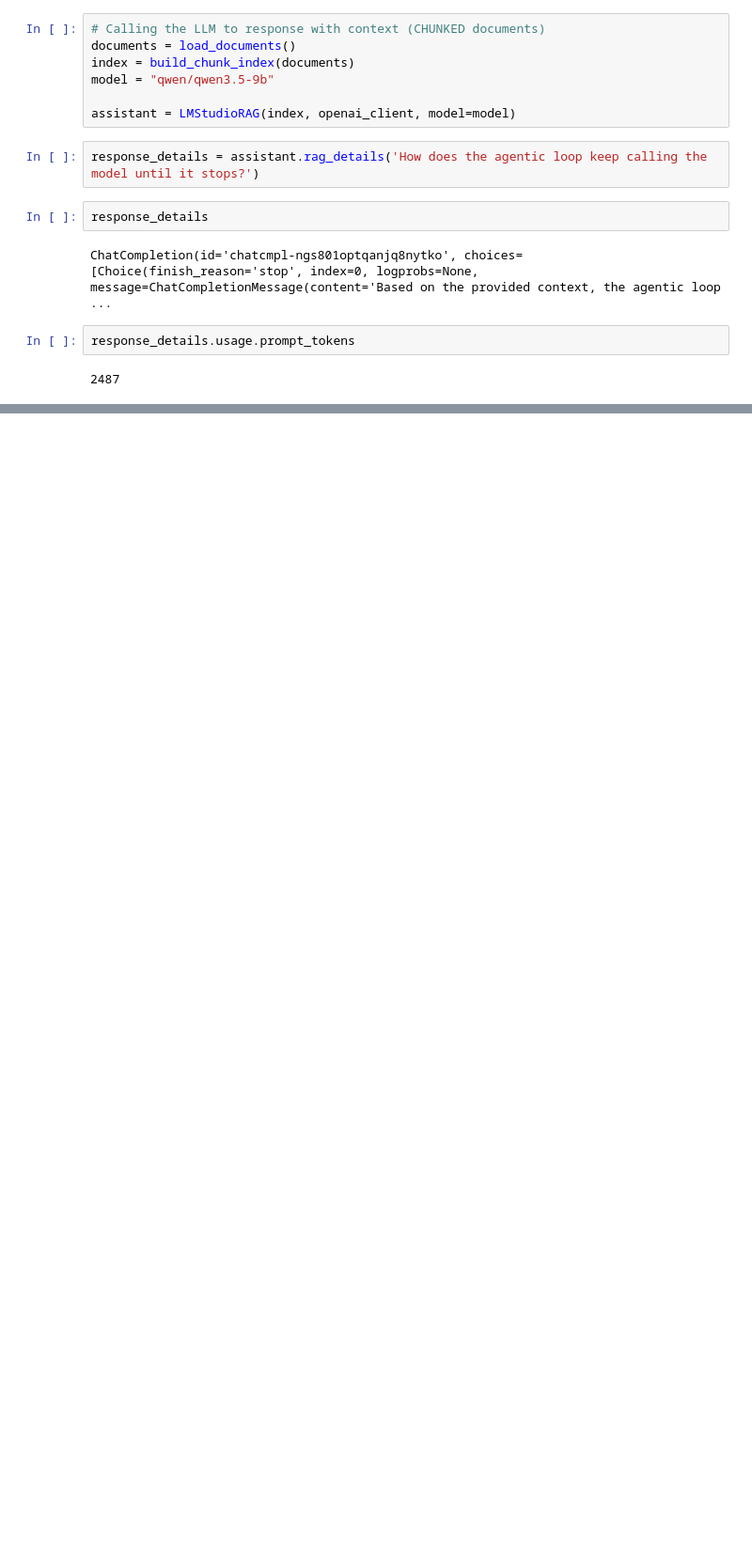
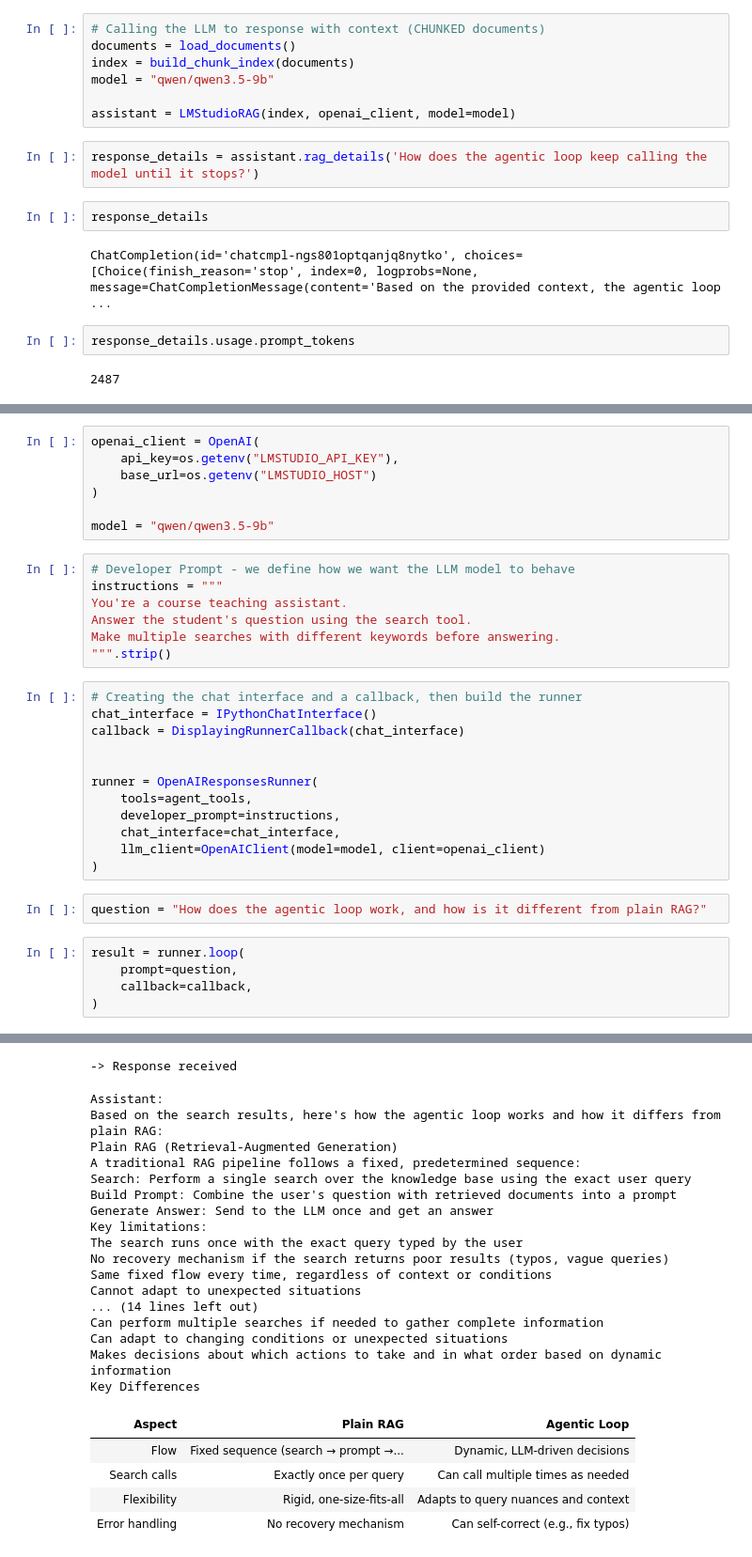
Before and after one commit to ammartin8/llm_zoomcamp_portfolio, a Jupyter notebook: modules/01_module_agentic_rag/project_01/project_01_agentic_rag.ipynb, the cells around one changed output, grey strips where cells are left out. Shown at 94% size. Cells and saved outputs as stored; diff of their text form; blank space fills up the shorter version.

```diff
--- a/modules/01_module_agentic_rag/project_01/project_01_agentic_rag.ipynb
+++ b/modules/01_module_agentic_rag/project_01/project_01_agentic_rag.ipynb
@@ -173,0 +209,34 @@ response_details.usage.prompt_tokens
+# %%
+openai_client = OpenAI(
+    api_key=os.getenv("LMSTUDIO_API_KEY"),
+    base_url=os.getenv("LMSTUDIO_HOST")
+)
+
+model = "qwen/qwen3.5-9b"
+# %%
+# Developer Prompt - we define how we want the LLM model to behave
+instructions = """
+You're a course teaching assistant.
+Answer the student's question using the search tool.
+Make multiple searches with different keywords before answering.
+""".strip()
+# %%
+# Creating the chat interface and a callback, then build the runner
+chat_interface = IPythonChatInterface()
+callback = DisplayingRunnerCallback(chat_interface)
+
+
+runner = OpenAIResponsesRunner(
+    tools=agent_tools,
+    developer_prompt=instructions,
+    chat_interface=chat_interface,
+    llm_client=OpenAIClient(model=model, client=openai_client)
+)
+# %%
+question = "How does the agentic loop work, and how is it different from plain RAG?"
+# %%
+result = runner.loop(
+    prompt=question,
+    callback=callback,
+)
+# %% [output]
@@ -173,0 +261,23 @@ response_details.usage.prompt_tokens
+-> Response received
+Assistant:
+Based on the search results, here's how the agentic loop works and how it differs from plain RAG:
+Plain RAG (Retrieval-Augmented Generation)
+A traditional RAG pipeline follows a fixed, predetermined sequence:
+Search: Perform a single search over the knowledge base using the exact user query
+Build Prompt: Combine the user's question with retrieved documents into a prompt
+Generate Answer: Send to the LLM once and get an answer
+Key limitations:
+The search runs once with the exact query typed by the user
+No recovery mechanism if the search returns poor results (typos, vague queries)
+Same fixed flow every time, regardless of context or conditions
+Cannot adapt to unexpected situations
+... (14 lines left out)
+Can perform multiple searches if needed to gather complete information
+Can adapt to changing conditions or unexpected situations
+Makes decisions about which actions to take and in what order based on dynamic information
+Key Differences
+| Aspect | Plain RAG | Agentic Loop |
+| Flow | Fixed sequence (search → prompt →... | Dynamic, LLM-driven decisions |
+| Search calls | Exactly once per query | Can call multiple times as needed |
+| Flexibility | Rigid, one-size-fits-all | Adapts to query nuances and context |
+| Error handling | No recovery mechanism | Can self-correct (e.g., fix typos) |
```
Also changed, not shown: parts of 9 cells of this notebook, 1 other file.
